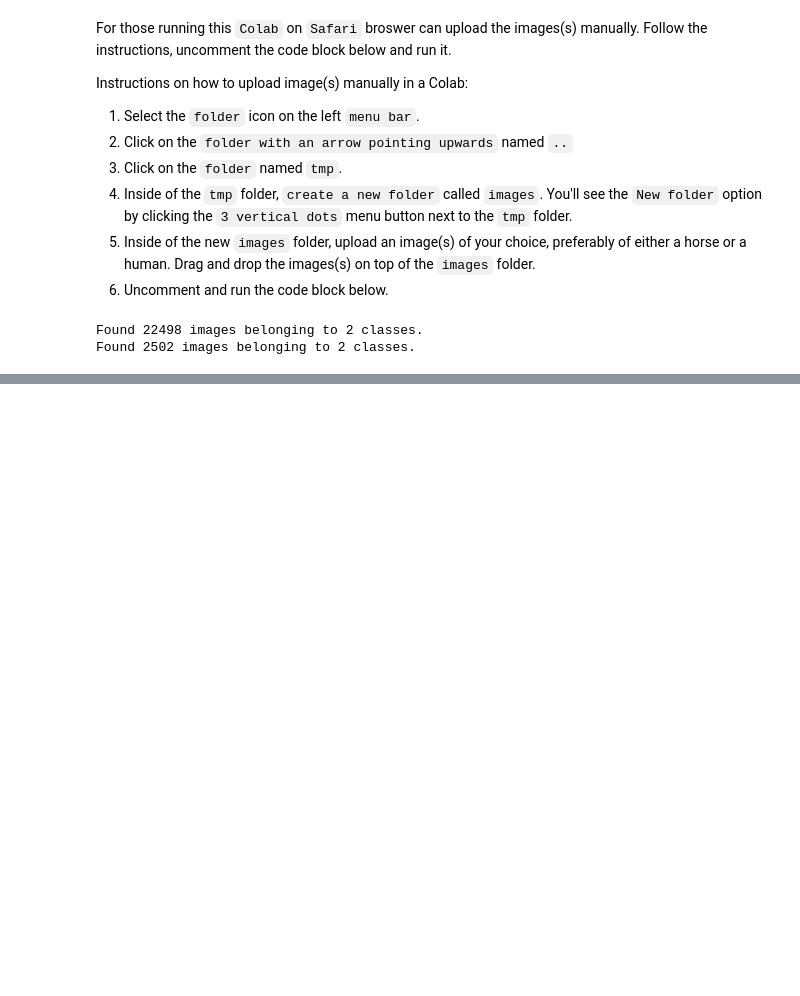
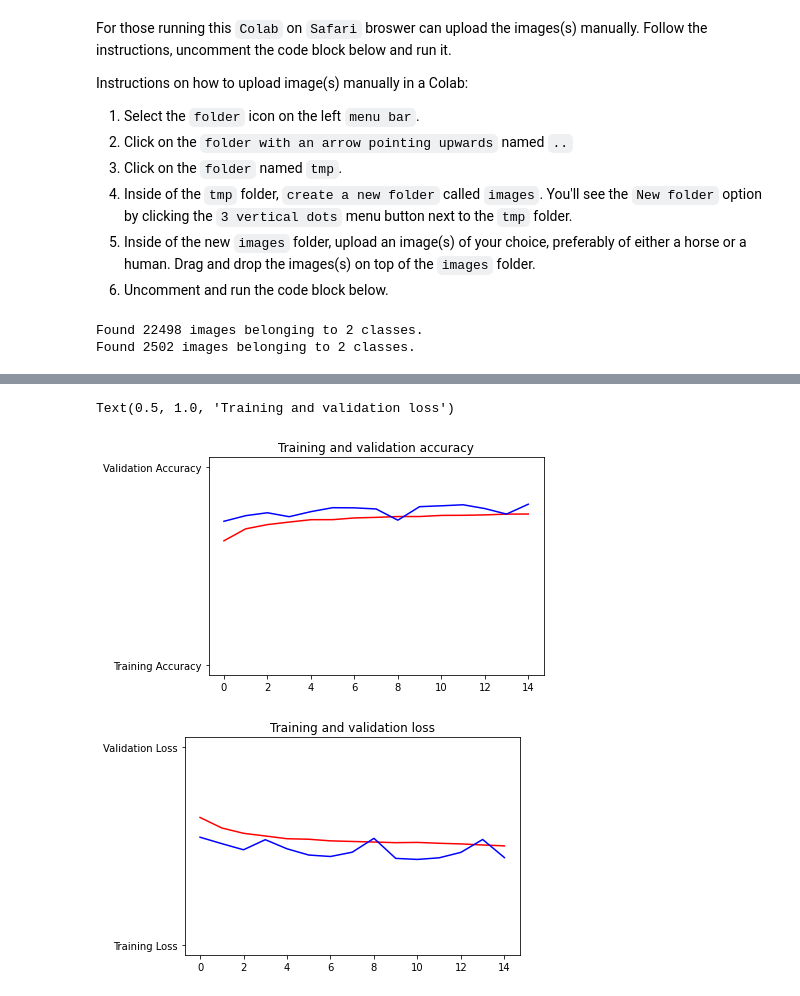
Before and after one commit to howardya/coursera-tensorflow-developer-certificate, a Jupyter notebook: C2/C2_W2_Assignment.ipynb, the cells around one changed output, grey strips where cells are left out. Cells and saved outputs as stored; diff of their text form; code cells hidden in the pictures; blank space fills up the shorter version.

```diff
--- a/C2/C2_W2_Assignment.ipynb
+++ b/C2/C2_W2_Assignment.ipynb
@@ -401,0 +514,12 @@ Epoch 1/15
+# %%
+# Note that this may take some time.
+history = model.fit(
+    train_generator,
+    epochs=15,
+    steps_per_epoch=1406,
+    verbose=1,
+    validation_data=validation_generator
+)
+
+# The expectation here is that the model will train, and that accuracy will be > 95% on both training and validation
+# i.e. acc:A1 and val_acc:A2 will be visible, and both A1 and A2 will be > .9
@@ -401,0 +545,40 @@ Epoch 1/15
+# %%
+# PLOT LOSS AND ACCURACY
+%matplotlib inline
+
+import matplotlib.image  as mpimg
+import matplotlib.pyplot as plt
+
+#-----------------------------------------------------------
+# Retrieve a list of list results on training and test data
+# sets for each training epoch
+#-----------------------------------------------------------
+acc=history.history['accuracy']
+val_acc=history.history['val_accuracy']
+loss=history.history['loss']
+val_loss=history.history['val_loss']
+
+epochs=range(len(acc)) # Get number of epochs
+
+#------------------------------------------------
+# Plot training and validation accuracy per epoch
+#------------------------------------------------
+plt.plot(epochs, acc, 'r', "Training Accuracy")
+plt.plot(epochs, val_acc, 'b', "Validation Accuracy")
+plt.title('Training and validation accuracy')
+plt.figure()
+
+#------------------------------------------------
+# Plot training and validation loss per epoch
+#------------------------------------------------
+plt.plot(epochs, loss, 'r', "Training Loss")
+plt.plot(epochs, val_loss, 'b', "Validation Loss")
+
+
+plt.title('Training and validation loss')
+
+# Desired output. Charts with training and validation metrics. No crash :)
+# %% [output]
+Text(0.5, 1.0, 'Training and validation loss')
+[figure, added]
+[figure, added]
```
Also changed, not shown: parts of 9 cells of this notebook.
